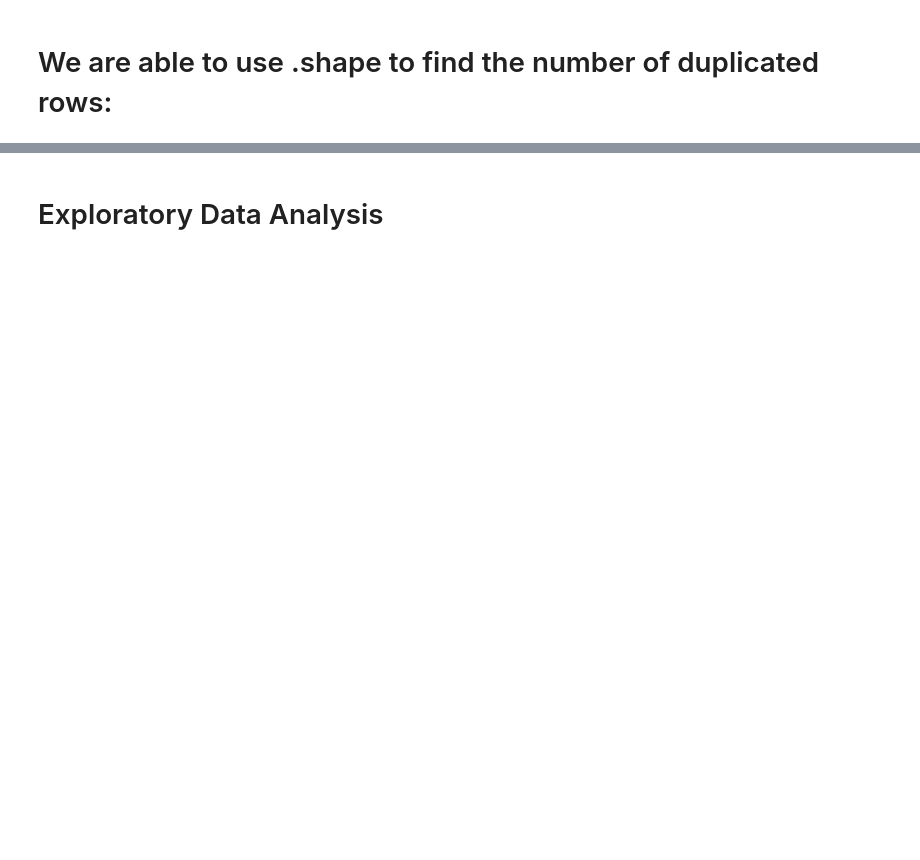
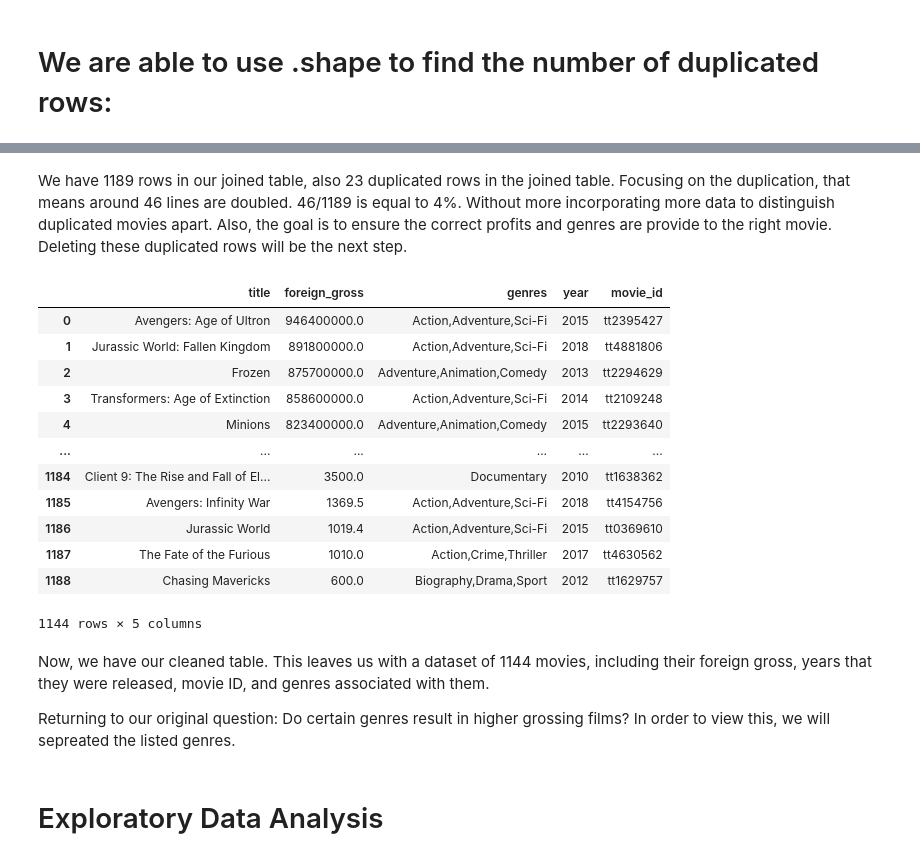
Before and after one commit to neurosxx/dsc-phase-2-project-v3, a Jupyter notebook: movie_analysis.ipynb, the cells around one changed output, grey strips where cells are left out. Cells and saved outputs as stored; diff of their text form; code cells hidden in the pictures; blank space fills up the shorter version.

```diff
--- a/movie_analysis.ipynb
+++ b/movie_analysis.ipynb
@@ -622,3 +631,26 @@ bom_movie_basics_joined[bom_movie_basics_joined['title'].duplicated()].shape
+# %% [markdown]
+We have 1189 rows in our joined table, also 23 duplicated rows in the joined table. Focusing on the duplication, that means around 46 lines are doubled.  46/1189 is equal to 4%. Without more incorporating more data to distinguish duplicated movies apart.  Also, the goal is to ensure the correct profits and genres are provide to the right movie.  Deleting these duplicated rows will be the next step.
+# %%
+bom_movie_basics_joined.drop_duplicates(subset=['title', 'year'], keep=False, inplace=True)
+bom_movie_basics_joined
+# %% [output]
+|  | title | foreign_gross | genres | year | movie_id |
+| 0 | Avengers: Age of Ultron | 946400000.0 | Action,Adventure,Sci-Fi | 2015 | tt2395427 |
+| 1 | Jurassic World: Fallen Kingdom | 891800000.0 | Action,Adventure,Sci-Fi | 2018 | tt4881806 |
+| 2 | Frozen | 875700000.0 | Adventure,Animation,Comedy | 2013 | tt2294629 |
+| 3 | Transformers: Age of Extinction | 858600000.0 | Action,Adventure,Sci-Fi | 2014 | tt2109248 |
+| 4 | Minions | 823400000.0 | Adventure,Animation,Comedy | 2015 | tt2293640 |
+| ... | ... | ... | ... | ... | ... |
+| 1184 | Client 9: The Rise and Fall of El... | 3500.0 | Documentary | 2010 | tt1638362 |
+| 1185 | Avengers: Infinity War | 1369.5 | Action,Adventure,Sci-Fi | 2018 | tt4154756 |
+| 1186 | Jurassic World | 1019.4 | Action,Adventure,Sci-Fi | 2015 | tt0369610 |
+| 1187 | The Fate of the Furious | 1010.0 | Action,Crime,Thriller | 2017 | tt4630562 |
+| 1188 | Chasing Mavericks | 600.0 | Biography,Drama,Sport | 2012 | tt1629757 |
+1144 rows × 5 columns
+# %% [markdown]
+Now, we have our cleaned table.  This leaves us with a dataset of 1144 movies, including their foreign gross, years that they were released, movie ID, and genres associated with them.
+
+Returning to our original question: Do certain genres result in higher grossing films? In order to view this, we will sepreated the listed genres.
 # %% [markdown]
 # Exploratory Data Analysis
 # %%
```
Also changed, not shown: parts of 6 cells of this notebook.
